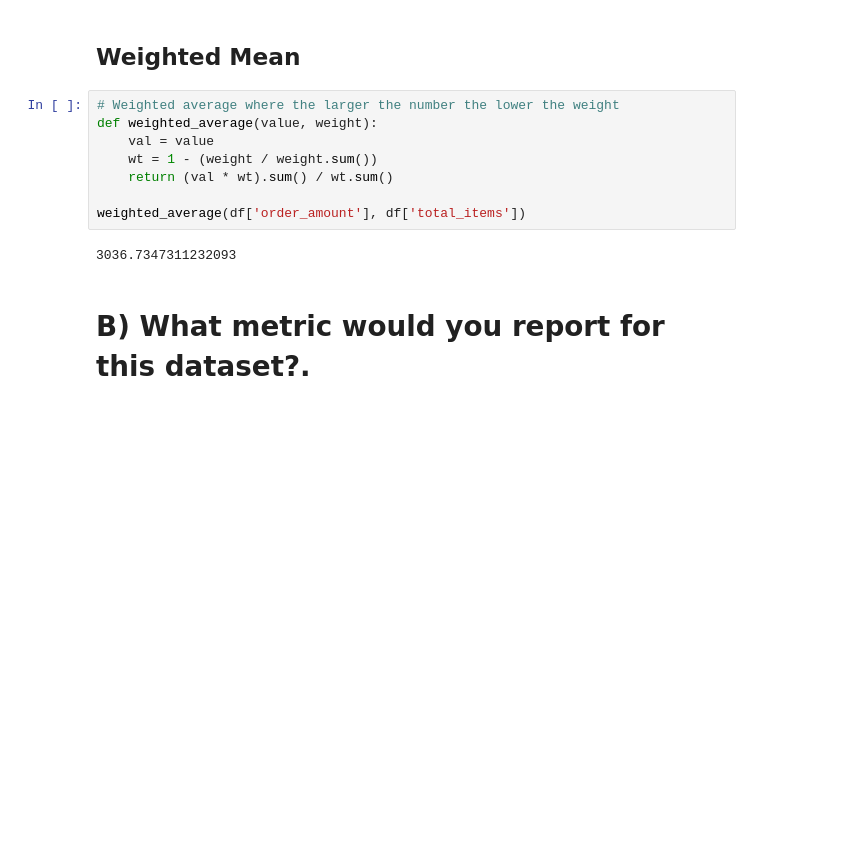
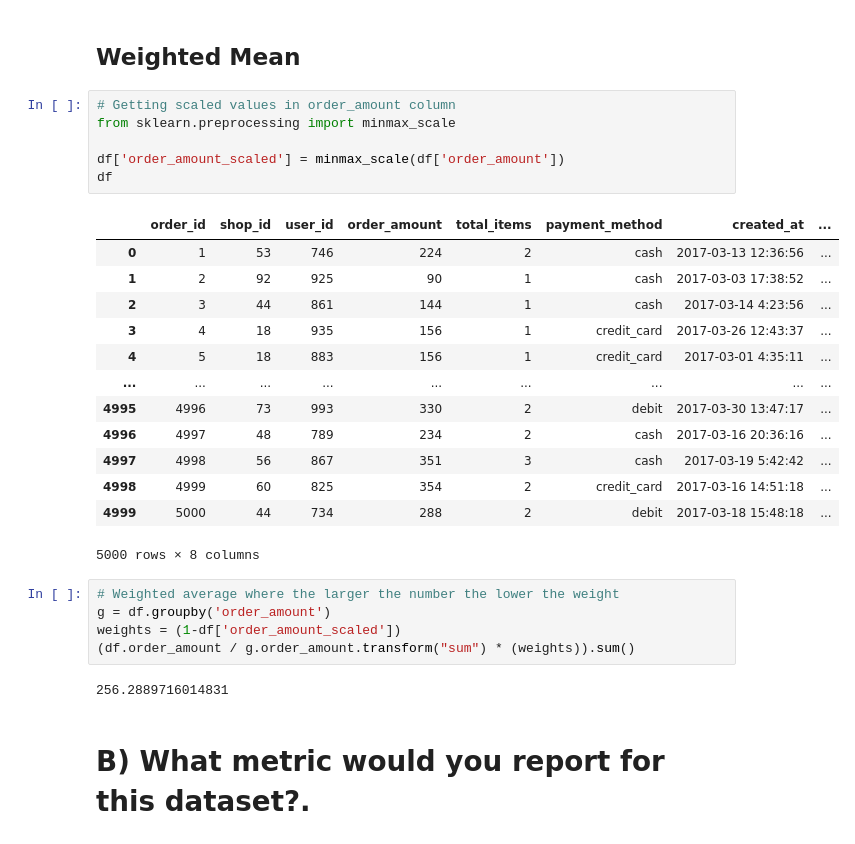
Before and after one commit to sdman135/DS_Intern_Challenge-S_22, a Jupyter notebook: DS_Intern_Challenge-S_22.ipynb, the cells around one changed output. Saved outputs shown, nothing was run; the diff lists cells and outputs as text; blank space fills up the shorter version.

```diff
--- a/DS_Intern_Challenge-S_22.ipynb
+++ b/DS_Intern_Challenge-S_22.ipynb
@@ -207,16 +207,33 @@ stats.trim_mean(df['order_amount'], 0.025)   # removing top and bottom 2.5% of t
 300.23431578947367
 # %% [markdown]
 ## Weighted Mean
+# %%
+# Getting scaled values in order_amount column
+from sklearn.preprocessing import minmax_scale
+
+df['order_amount_scaled'] = minmax_scale(df['order_amount'])
+df
+# %% [output]
+|  | order_id | shop_id | user_id | order_amount | total_items | payment_method | created_at | ... |
+| 0 | 1 | 53 | 746 | 224 | 2 | cash | 2017-03-13 12:36:56 | ... |
+| 1 | 2 | 92 | 925 | 90 | 1 | cash | 2017-03-03 17:38:52 | ... |
+| 2 | 3 | 44 | 861 | 144 | 1 | cash | 2017-03-14 4:23:56 | ... |
+| 3 | 4 | 18 | 935 | 156 | 1 | credit_card | 2017-03-26 12:43:37 | ... |
+| 4 | 5 | 18 | 883 | 156 | 1 | credit_card | 2017-03-01 4:35:11 | ... |
+| ... | ... | ... | ... | ... | ... | ... | ... | ... |
+| 4995 | 4996 | 73 | 993 | 330 | 2 | debit | 2017-03-30 13:47:17 | ... |
+| 4996 | 4997 | 48 | 789 | 234 | 2 | cash | 2017-03-16 20:36:16 | ... |
+| 4997 | 4998 | 56 | 867 | 351 | 3 | cash | 2017-03-19 5:42:42 | ... |
+| 4998 | 4999 | 60 | 825 | 354 | 2 | credit_card | 2017-03-16 14:51:18 | ... |
+| 4999 | 5000 | 44 | 734 | 288 | 2 | debit | 2017-03-18 15:48:18 | ... |
+5000 rows × 8 columns
 # %%
 # Weighted average where the larger the number the lower the weight
-def weighted_average(value, weight):
-    val = value
-    wt = 1 - (weight / weight.sum())
-    return (val * wt).sum() / wt.sum()
-
-weighted_average(df['order_amount'], df['total_items'])
+g = df.groupby('order_amount')
+weights = (1-df['order_amount_scaled'])
+(df.order_amount / g.order_amount.transform("sum") * (weights)).sum()
 # %% [output]
-3036.7347311232093
+256.2889716014831
 # %% [markdown]
 # B) What metric would you report for this dataset?.
 # %% [markdown]
```
